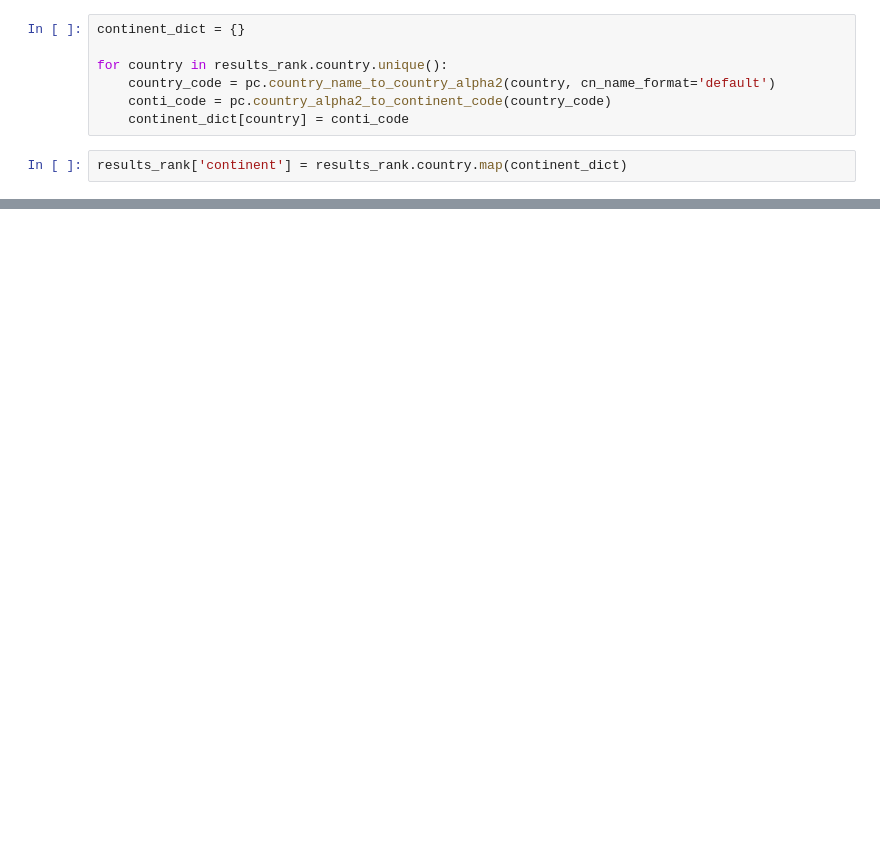
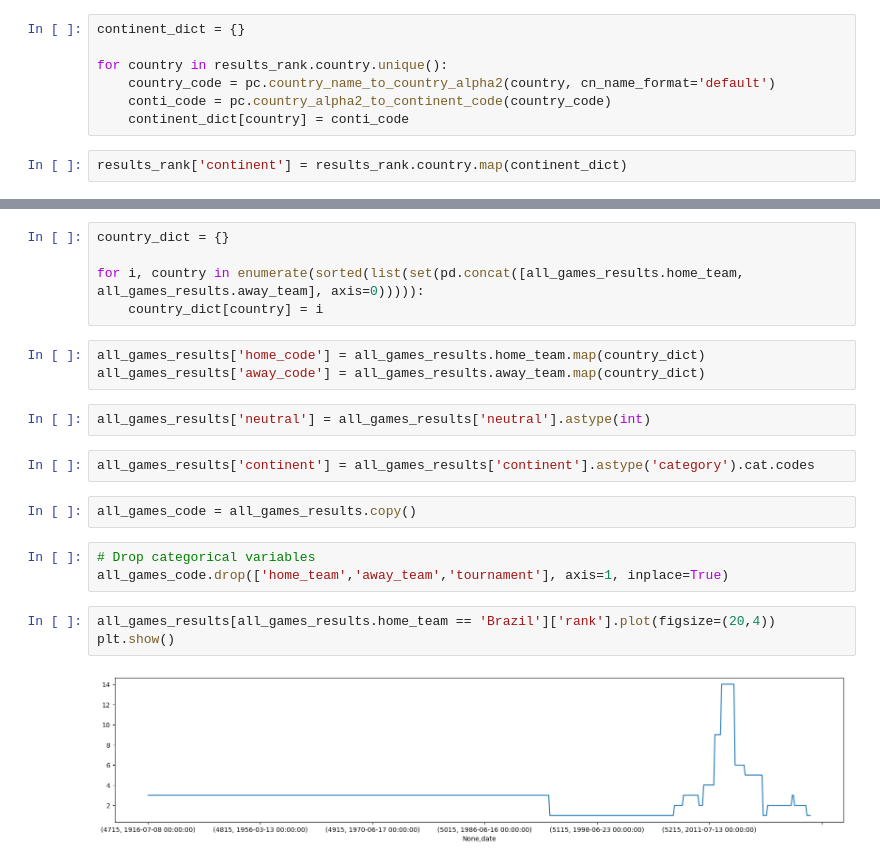
Before and after one commit to Dnbg1982/Practice-Projects, a Jupyter notebook: Notebooks/WorldCup.ipynb, the cells around one changed output, grey strips where cells are left out. Cells and saved outputs as stored; diff of their text form; blank space fills up the shorter version.

```diff
--- a/Notebooks/WorldCup.ipynb
+++ b/Notebooks/WorldCup.ipynb
@@ -212,0 +233,22 @@ results_rank
+# %%
+country_dict = {}
+
+for i, country in enumerate(sorted(list(set(pd.concat([all_games_results.home_team, all_games_results.away_team], axis=0))))):
+    country_dict[country] = i
+# %%
+all_games_results['home_code'] = all_games_results.home_team.map(country_dict)
+all_games_results['away_code'] = all_games_results.away_team.map(country_dict)
+# %%
+all_games_results['neutral'] = all_games_results['neutral'].astype(int)
+# %%
+all_games_results['continent'] = all_games_results['continent'].astype('category').cat.codes
+# %%
+all_games_code = all_games_results.copy()
+# %%
+# Drop categorical variables
+all_games_code.drop(['home_team','away_team','tournament'], axis=1, inplace=True)
+# %%
+all_games_results[all_games_results.home_team == 'Brazil']['rank'].plot(figsize=(20,4))
+plt.show()
+# %% [output]
+[figure, added]
```
Also changed, not shown: parts of 19 cells of this notebook.
